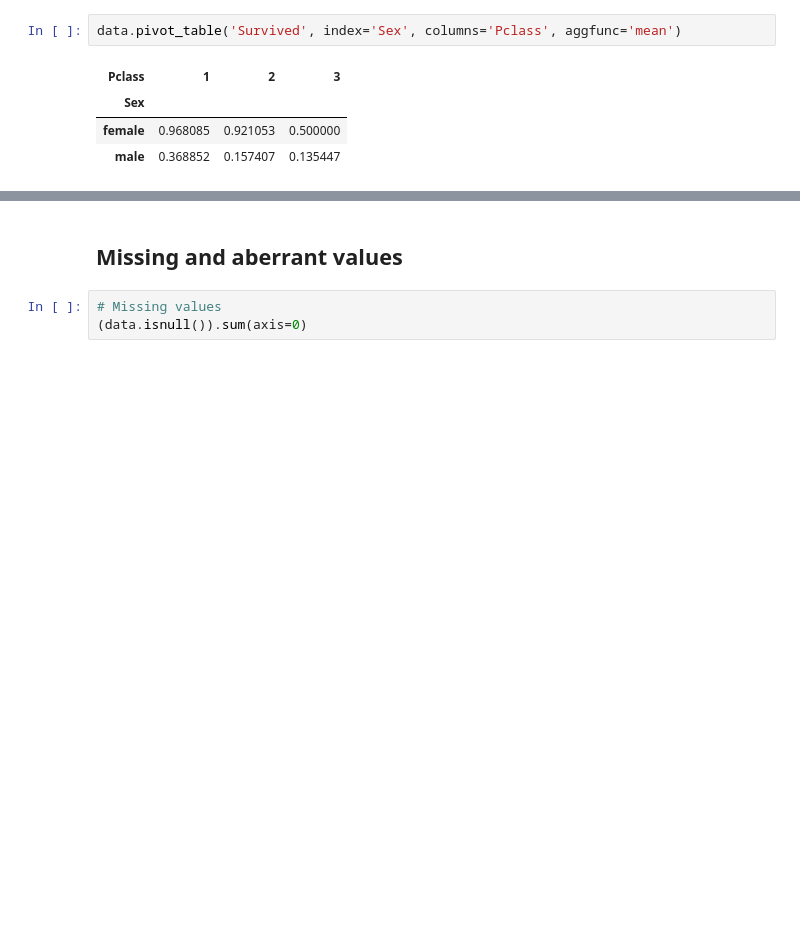
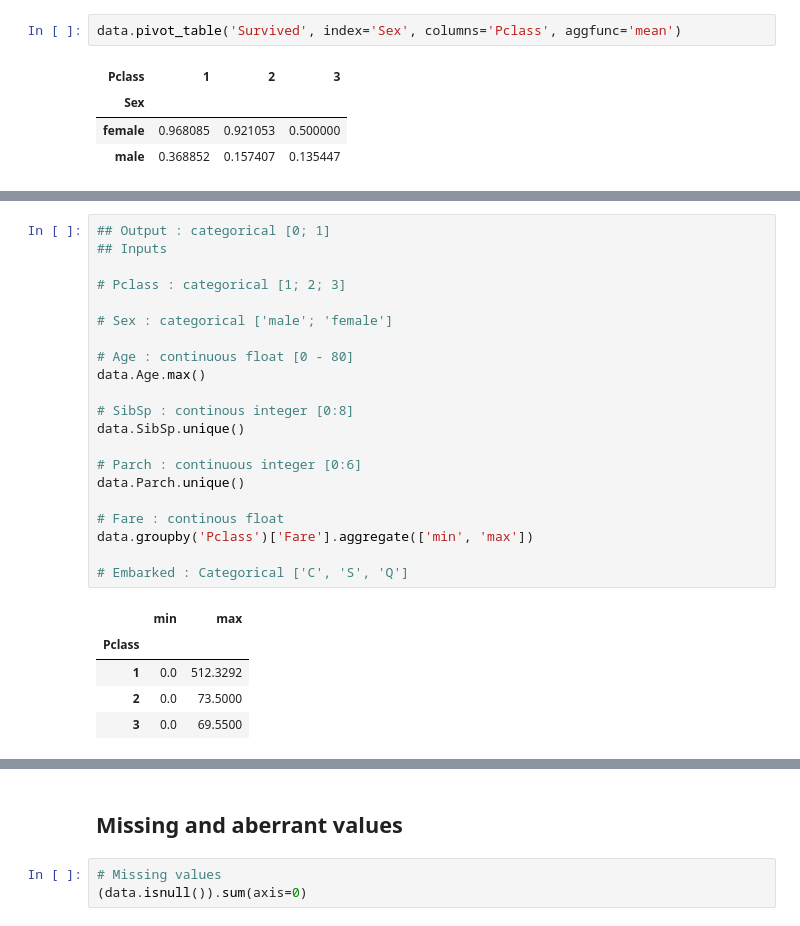
Before and after one commit to jeremypayan/Titanic-Kaggle, a Jupyter notebook: titanic_kaggle_competition.ipynb, the cells around one changed output, grey strips where cells are left out. Cells and saved outputs as stored; diff of their text form; blank space fills up the shorter version.

```diff
--- a/titanic_kaggle_competition.ipynb
+++ b/titanic_kaggle_competition.ipynb
@@ -117,0 +127,27 @@ data.pivot_table('Survived', index='Sex', columns='Pclass', aggfunc='mean')
+# %%
+## Output : categorical [0; 1]
+## Inputs
+
+# Pclass : categorical [1; 2; 3]
+
+# Sex : categorical ['male'; 'female']
+
+# Age : continuous float [0 - 80]
+data.Age.max()
+
+# SibSp : continous integer [0:8]
+data.SibSp.unique()
+
+# Parch : continuous integer [0:6]
+data.Parch.unique()
+
+# Fare : continous float
+data.groupby('Pclass')['Fare'].aggregate(['min', 'max'])
+
+# Embarked : Categorical ['C', 'S', 'Q']
+# %% [output]
+|  | min | max |
+| Pclass |  |  |
+| 1 | 0.0 | 512.3292 |
+| 2 | 0.0 | 73.5000 |
+| 3 | 0.0 | 69.5500 |
```
Also changed, not shown: parts of 21 cells of this notebook.
